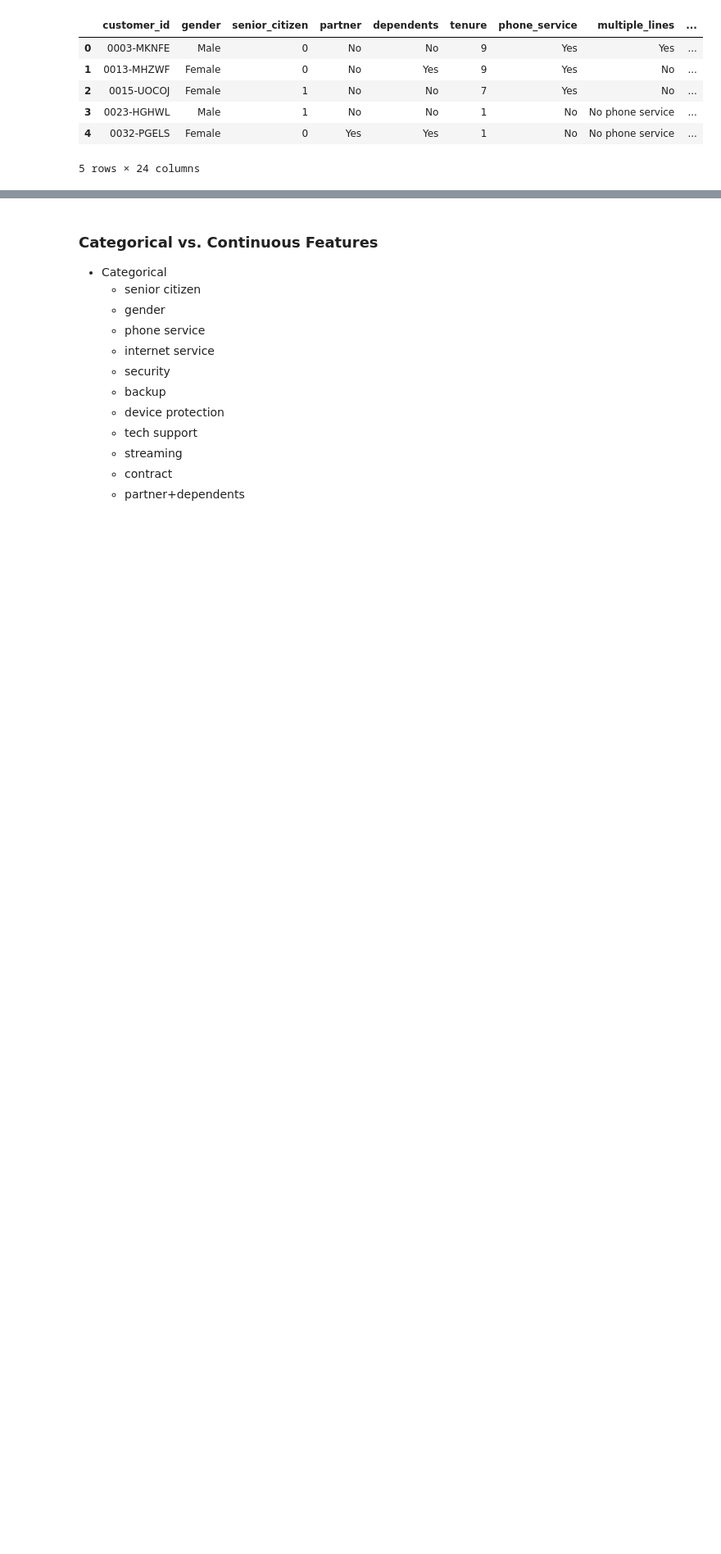
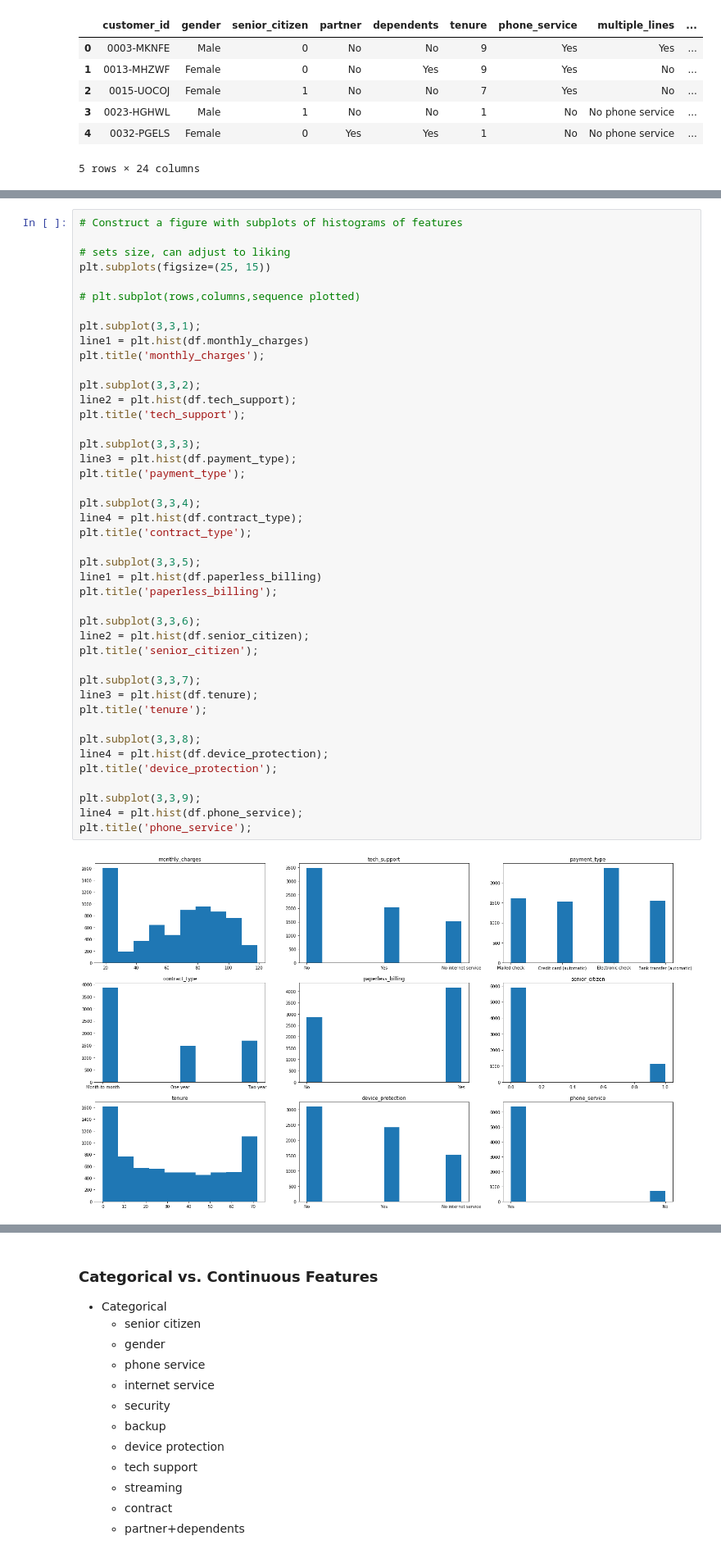
Before and after one commit to ThompsonBethany01/Telco_Churn, a Jupyter notebook: Modeling.ipynb, the cells around one changed output, grey strips where cells are left out. Shown at 82% size. Cells and saved outputs as stored; diff of their text form; blank space fills up the shorter version.

```diff
--- a/Modeling.ipynb
+++ b/Modeling.ipynb
@@ -100,0 +154,45 @@ df.head()
+# %%
+# Construct a figure with subplots of histograms of features
+
+# sets size, can adjust to liking
+plt.subplots(figsize=(25, 15))
+
+# plt.subplot(rows,columns,sequence plotted)
+
+plt.subplot(3,3,1);
+line1 = plt.hist(df.monthly_charges)
+plt.title('monthly_charges');
+
+plt.subplot(3,3,2);
+line2 = plt.hist(df.tech_support);
+plt.title('tech_support');
+
+plt.subplot(3,3,3);
+line3 = plt.hist(df.payment_type);
+plt.title('payment_type');
+
+plt.subplot(3,3,4);
+line4 = plt.hist(df.contract_type);
+plt.title('contract_type');
+
+plt.subplot(3,3,5);
+line1 = plt.hist(df.paperless_billing)
+plt.title('paperless_billing');
+
+plt.subplot(3,3,6);
+line2 = plt.hist(df.senior_citizen);
+plt.title('senior_citizen');
+
+plt.subplot(3,3,7);
+line3 = plt.hist(df.tenure);
+plt.title('tenure');
+
+plt.subplot(3,3,8);
+line4 = plt.hist(df.device_protection);
+plt.title('device_protection');
+
+plt.subplot(3,3,9);
+line4 = plt.hist(df.phone_service);
+plt.title('phone_service');
+# %% [output]
+[figure, added]
```
Also changed, not shown: parts of 45 cells of this notebook, 2 other files.
